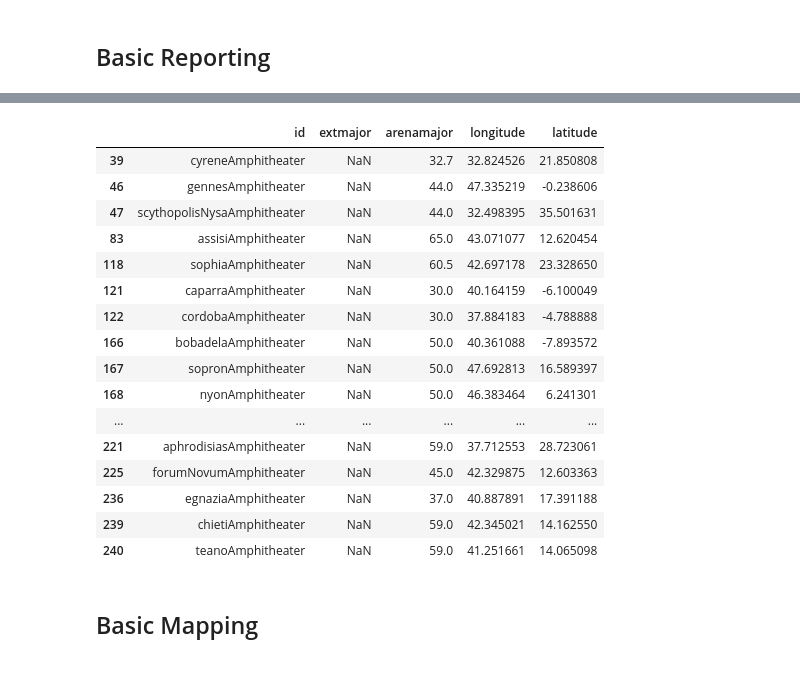
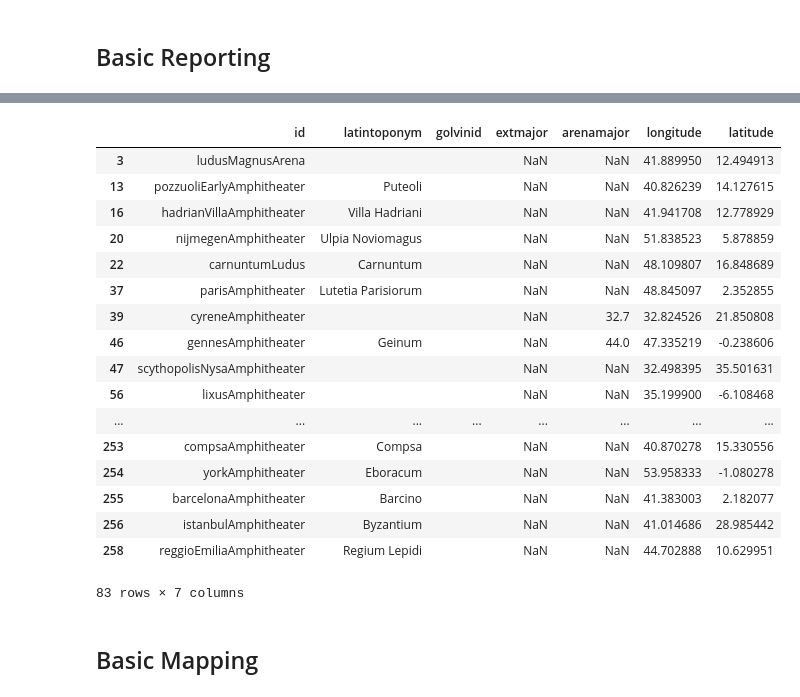
Before and after one commit to sfsheath/roman-amphitheaters, a Jupyter notebook: utility.ipynb, the cells around one changed output, grey strips where cells are left out. Cells and saved outputs as stored; diff of their text form; code cells hidden in the pictures.

```diff
--- a/utility.ipynb
+++ b/utility.ipynb
@@ -23,6 +23,11 @@ d = []
 for feature in j['features']:
 
     # Check for optional properties
+
+    if 'latintoponym' in feature['properties'].keys():
+        latintoponym = feature['properties']['latintoponym']
+    else:
+        latintoponym = ''
 
     if 'welchid' in feature['properties'].keys():
         welchid = feature['properties']['welchid']
@@ -65,26 +70,31 @@ for feature in j['features']:
     else:
         romanregion = ''
 
+    arenamajor = ''
+    arenaminor = ''
+    extmajor = ''
+    extminor = ''
+    exteriorheight = ''
     if 'dimensions' in feature['properties'].keys():
         dimensions = feature['properties']['dimensions']
 
-        arenamajor = ''
+
         if 'arenamajor' in dimensions.keys():
             arenamajor = dimensions['arenamajor']
 
-        arenaminor = ''
+
         if 'arenaminor' in dimensions.keys():
             arenaminor = dimensions['arenaminor']
 
-        extmajor = ''
+
         if 'exteriormajor' in dimensions.keys():
             extmajor = dimensions['exteriormajor']
 
-        extminor = ''
+
         if 'exteriorminor' in dimensions.keys():
             extminor = dimensions['exteriorminor']
 
-        exteriorheight = ''
+
         if 'exteriorheight' in dimensions.keys():
             exteriorheight = dimensions['exteriorheight']
 
@@ -92,6 +102,7 @@ for feature in j['features']:
     d.append((feature['id'],
               feature['properties']['title'],
               feature['properties']['label'],
+              latintoponym,
               feature['properties']['pleiades'],
               welchid,
               golvinid,
@@ -114,6 +125,7 @@ rdf = pd.DataFrame(d, columns=(
  'id',    # short id
  'title', # longer title
  'label', # short label
+ 'latintoponym', # latin toponym
  'pleiades', # pleiades https uri
  'welchid',  # id in Welch
  'golvinid', # id in Golvin
@@ -183,25 +196,26 @@ rdf[rdf.exteriorheight > 0]
 | 98 | carmonaAmphitheater | Amphitheater at Carmona | Carmona | https://pleiades.stoa.org/places/... | 17 |  | amphitheater | caesarean | True | ... |
 # %%
 # which have heights
-rdf[pd.isnull(rdf.extmajor) ][['id','extmajor','arenamajor','longitude','latitude']]
+rdf[pd.isnull(rdf.extmajor) ][['id','latintoponym','golvinid','extmajor','arenamajor','longitude','latitude']]
 # %% [output]
-|  | id | extmajor | arenamajor | longitude | latitude |
-| 39 | cyreneAmphitheater | NaN | 32.7 | 32.824526 | 21.850808 |
-| 46 | gennesAmphitheater | NaN | 44.0 | 47.335219 | -0.238606 |
-| 47 | scythopolisNysaAmphitheater | NaN | 44.0 | 32.498395 | 35.501631 |
-| 83 | assisiAmphitheater | NaN | 65.0 | 43.071077 | 12.620454 |
-| 118 | sophiaAmphitheater | NaN | 60.5 | 42.697178 | 23.328650 |
-| 121 | caparraAmphitheater | NaN | 30.0 | 40.164159 | -6.100049 |
-| 122 | cordobaAmphitheater | NaN | 30.0 | 37.884183 | -4.788888 |
-| 166 | bobadelaAmphitheater | NaN | 50.0 | 40.361088 | -7.893572 |
-| 167 | sopronAmphitheater | NaN | 50.0 | 47.692813 | 16.589397 |
-| 168 | nyonAmphitheater | NaN | 50.0 | 46.383464 | 6.241301 |
-| ... | ... | ... | ... | ... | ... |
-| 221 | aphrodisiasAmphitheater | NaN | 59.0 | 37.712553 | 28.723061 |
-| 225 | forumNovumAmphitheater | NaN | 45.0 | 42.329875 | 12.603363 |
-| 236 | egnaziaAmphitheater | NaN | 37.0 | 40.887891 | 17.391188 |
-| 239 | chietiAmphitheater | NaN | 59.0 | 42.345021 | 14.162550 |
-| 240 | teanoAmphitheater | NaN | 59.0 | 41.251661 | 14.065098 |
+|  | id | latintoponym | golvinid | extmajor | arenamajor | longitude | latitude |
+| 3 | ludusMagnusArena |  |  | NaN | NaN | 41.889950 | 12.494913 |
+| 13 | pozzuoliEarlyAmphitheater | Puteoli |  | NaN | NaN | 40.826239 | 14.127615 |
+| 16 | hadrianVillaAmphitheater | Villa Hadriani |  | NaN | NaN | 41.941708 | 12.778929 |
+| 20 | nijmegenAmphitheater | Ulpia Noviomagus |  | NaN | NaN | 51.838523 | 5.878859 |
+| 22 | carnuntumLudus | Carnuntum |  | NaN | NaN | 48.109807 | 16.848689 |
+| 37 | parisAmphitheater | Lutetia Parisiorum |  | NaN | NaN | 48.845097 | 2.352855 |
+| 39 | cyreneAmphitheater |  |  | NaN | 32.7 | 32.824526 | 21.850808 |
+| 46 | gennesAmphitheater | Geinum |  | NaN | 44.0 | 47.335219 | -0.238606 |
+| 47 | scythopolisNysaAmphitheater |  |  | NaN | NaN | 32.498395 | 35.501631 |
+| 56 | lixusAmphitheater |  |  | NaN | NaN | 35.199900 | -6.108468 |
+| ... | ... | ... | ... | ... | ... | ... | ... |
+| 253 | compsaAmphitheater | Compsa |  | NaN | NaN | 40.870278 | 15.330556 |
+| 254 | yorkAmphitheater | Eboracum |  | NaN | NaN | 53.958333 | -1.080278 |
+| 255 | barcelonaAmphitheater | Barcino |  | NaN | NaN | 41.383003 | 2.182077 |
+| 256 | istanbulAmphitheater | Byzantium |  | NaN | NaN | 41.014686 | 28.985442 |
+| 258 | reggioEmiliaAmphitheater | Regium Lepidi |  | NaN | NaN | 44.702888 | 10.629951 |
+83 rows × 7 columns
 # %% [markdown]
 ## Basic Mapping
 # %%
```
Also changed, not shown: parts of 3 cells of this notebook, 2 other files.
